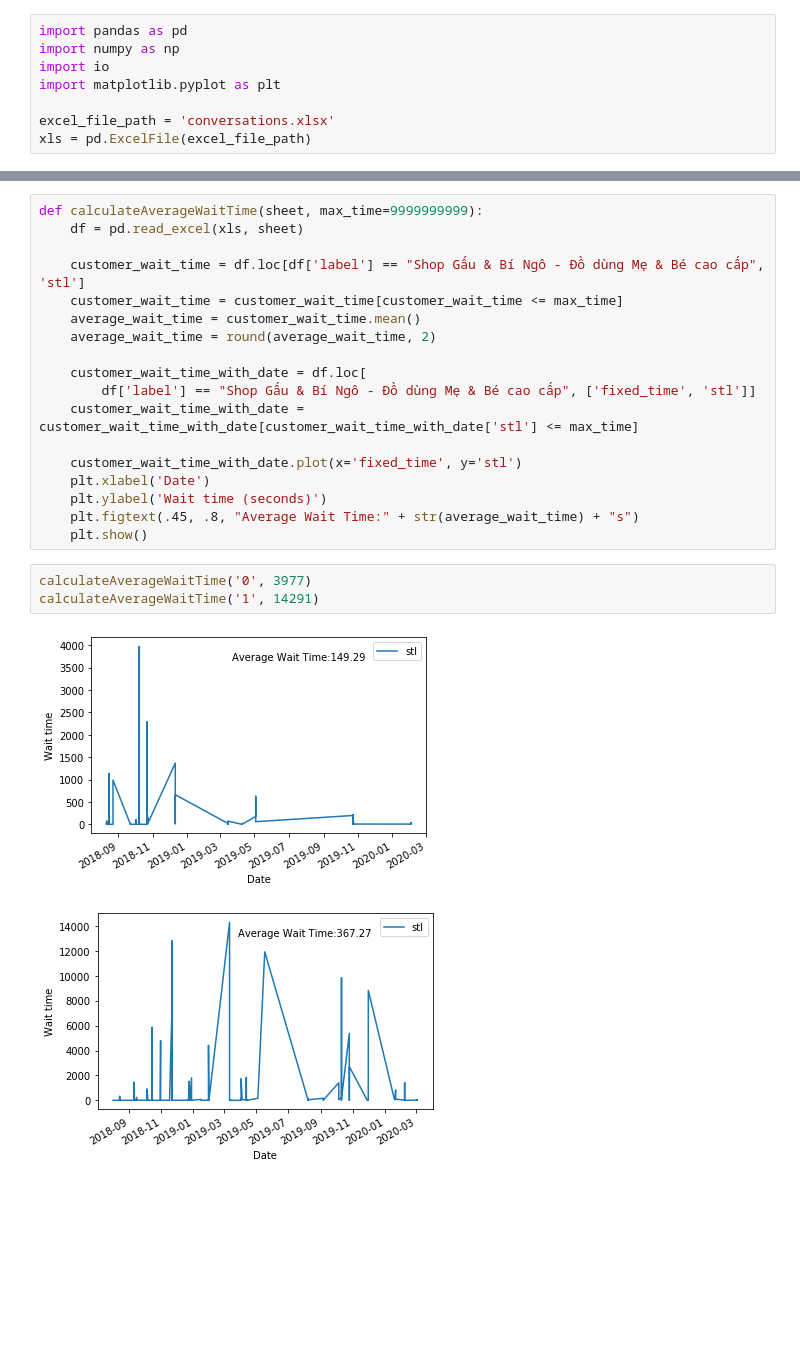
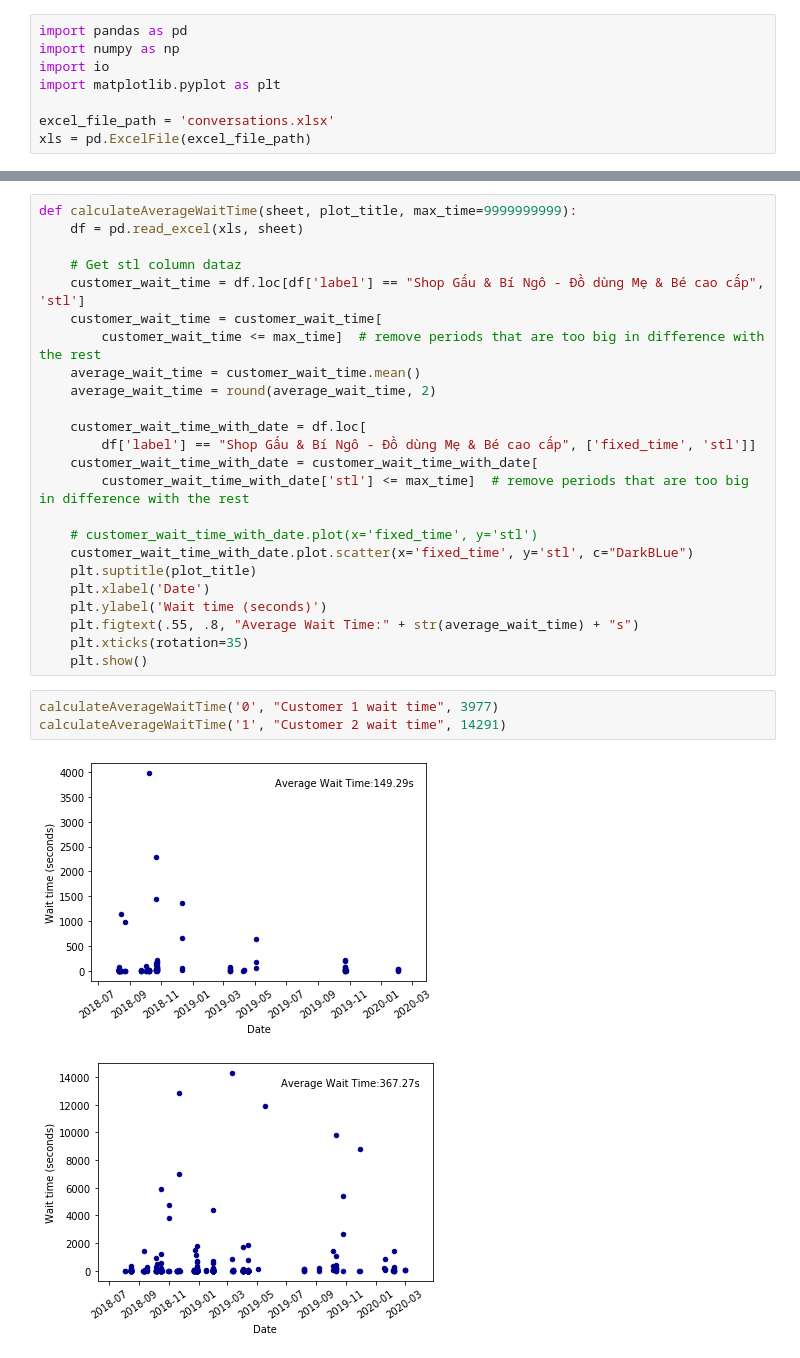
Before and after one commit to dukeantt/data-convesations-test, a Jupyter notebook: Ftech's_Task.ipynb, the cells around one changed output, grey strips where cells are left out. Saved outputs shown, nothing was run; the diff lists cells and outputs as text; blank space fills up the shorter version.

```diff
--- a/Ftech's_Task.ipynb
+++ b/Ftech's_Task.ipynb
@@ -98,24 +132,30 @@ plotWordFrequency('conversations.xlsx', '1', 'customer', 'Customer Conversation
 # %%
-def calculateAverageWaitTime(sheet, max_time=9999999999):
+def calculateAverageWaitTime(sheet, plot_title, max_time=9999999999):
     df = pd.read_excel(xls, sheet)
 
+    # Get stl column dataz
     customer_wait_time = df.loc[df['label'] == "Shop Gấu & Bí Ngô - Đồ dùng Mẹ & Bé cao cấp", 'stl']
-    customer_wait_time = customer_wait_time[customer_wait_time <= max_time]
+    customer_wait_time = customer_wait_time[
+        customer_wait_time <= max_time]  # remove periods that are too big in difference with the rest
     average_wait_time = customer_wait_time.mean()
     average_wait_time = round(average_wait_time, 2)
 
     customer_wait_time_with_date = df.loc[
         df['label'] == "Shop Gấu & Bí Ngô - Đồ dùng Mẹ & Bé cao cấp", ['fixed_time', 'stl']]
-    customer_wait_time_with_date = customer_wait_time_with_date[customer_wait_time_with_date['stl'] <= max_time]
+    customer_wait_time_with_date = customer_wait_time_with_date[
+        customer_wait_time_with_date['stl'] <= max_time]  # remove periods that are too big in difference with the rest
 
-    customer_wait_time_with_date.plot(x='fixed_time', y='stl')
+    # customer_wait_time_with_date.plot(x='fixed_time', y='stl')
+    customer_wait_time_with_date.plot.scatter(x='fixed_time', y='stl', c="DarkBLue")
+    plt.suptitle(plot_title)
     plt.xlabel('Date')
     plt.ylabel('Wait time (seconds)')
-    plt.figtext(.45, .8, "Average Wait Time:" + str(average_wait_time) + "s")
+    plt.figtext(.55, .8, "Average Wait Time:" + str(average_wait_time) + "s")
+    plt.xticks(rotation=35)
     plt.show()
 # %%
-calculateAverageWaitTime('0', 3977)
-calculateAverageWaitTime('1', 14291)
+calculateAverageWaitTime('0', "Customer 1 wait time", 3977)
+calculateAverageWaitTime('1', "Customer 2 wait time", 14291)
 # %% [output]
-[figure, old version]
+[figure, new version]
-[figure, old version]
+[figure, new version]
```
Also changed, not shown: parts of 4 cells of this notebook, 1 other file.
